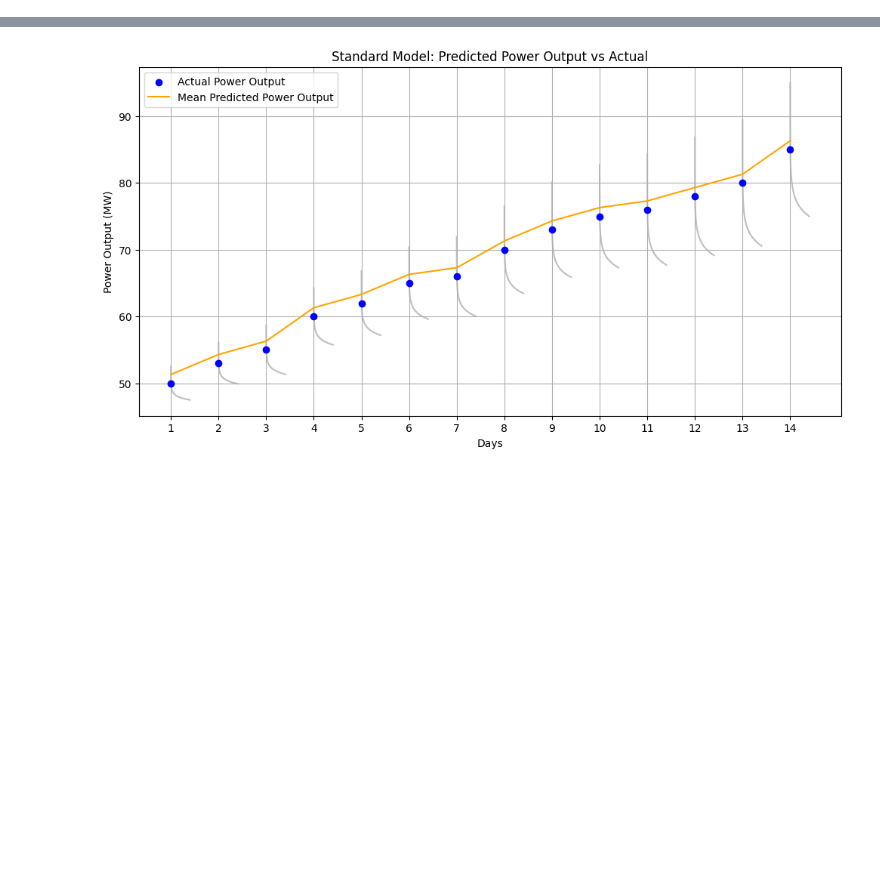
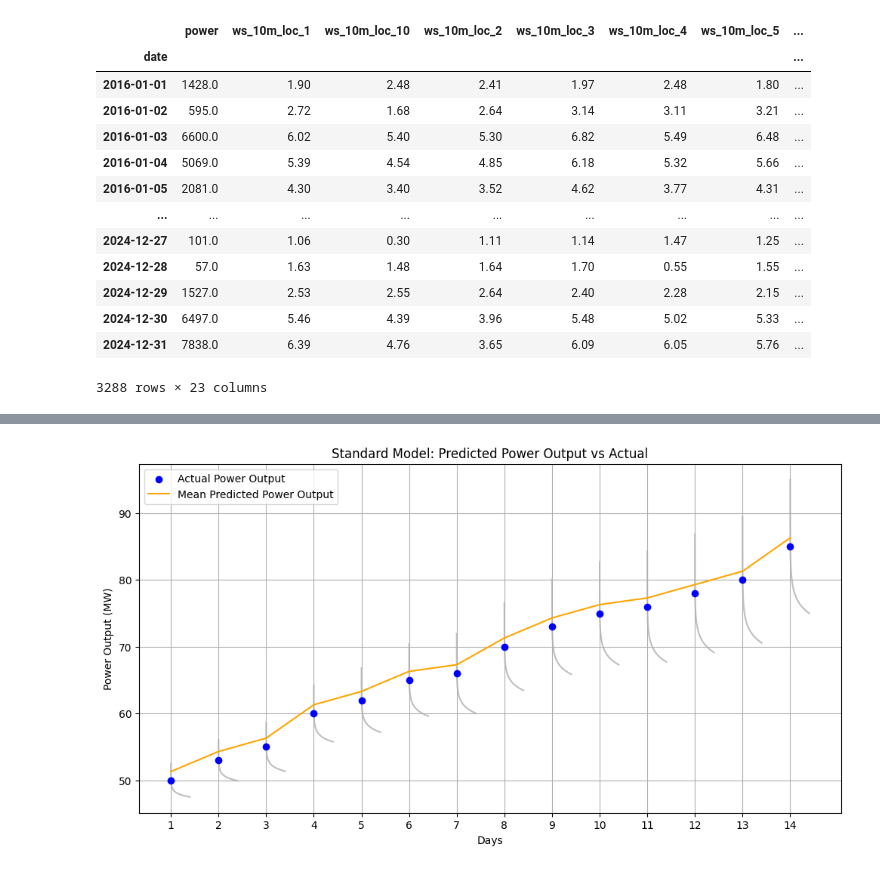
Before and after one commit to Manuel3567/master-thesis, a Jupyter notebook: notebooks/002_electricity_generation.ipynb, the cells around one changed output, grey strips where cells are left out. Saved outputs shown, nothing was run; the diff lists cells and outputs as text; code cells hidden in the pictures; blank space fills up the shorter version.

```diff
--- a/notebooks/002_electricity_generation.ipynb
+++ b/notebooks/002_electricity_generation.ipynb
@@ -39,0 +73,27 @@ minute_to_daily_50Hertz(df)
+# %%
+def get_columns_by_time(df, time: str):
+    time = time.replace(':', '_')
+    #columns = [c.removesuffix(f"_{time}") for c in df.columns if c.endswith(time)]
+    columns = [c for c in df.columns if c.endswith(time)]
+
+    selection = df.loc[:, columns]
+    selection.columns = [c.removesuffix(f"_{time}") for c in selection.columns]
+    return selection
+# %%
+df_daily_time = get_columns_by_time(df_daily, "00:00")
+df_daily_time
+# %% [output]
+|  | power | ws_10m_loc_1 | ws_10m_loc_10 | ws_10m_loc_2 | ws_10m_loc_3 | ws_10m_loc_4 | ws_10m_loc_5 | ... |
+| date |  |  |  |  |  |  |  | ... |
+| 2016-01-01 | 1428.0 | 1.90 | 2.48 | 2.41 | 1.97 | 2.48 | 1.80 | ... |
+| 2016-01-02 | 595.0 | 2.72 | 1.68 | 2.64 | 3.14 | 3.11 | 3.21 | ... |
+| 2016-01-03 | 6600.0 | 6.02 | 5.40 | 5.30 | 6.82 | 5.49 | 6.48 | ... |
+| 2016-01-04 | 5069.0 | 5.39 | 4.54 | 4.85 | 6.18 | 5.32 | 5.66 | ... |
+| 2016-01-05 | 2081.0 | 4.30 | 3.40 | 3.52 | 4.62 | 3.77 | 4.31 | ... |
+| ... | ... | ... | ... | ... | ... | ... | ... | ... |
+| 2024-12-27 | 101.0 | 1.06 | 0.30 | 1.11 | 1.14 | 1.47 | 1.25 | ... |
+| 2024-12-28 | 57.0 | 1.63 | 1.48 | 1.64 | 1.70 | 0.55 | 1.55 | ... |
+| 2024-12-29 | 1527.0 | 2.53 | 2.55 | 2.64 | 2.40 | 2.28 | 2.15 | ... |
+| 2024-12-30 | 6497.0 | 5.46 | 4.39 | 3.96 | 5.48 | 5.02 | 5.33 | ... |
+| 2024-12-31 | 7838.0 | 6.39 | 4.76 | 3.65 | 6.09 | 6.05 | 5.76 | ... |
+3288 rows × 23 columns
```
Also changed, not shown: parts of 13 cells of this notebook, 7 other files.
